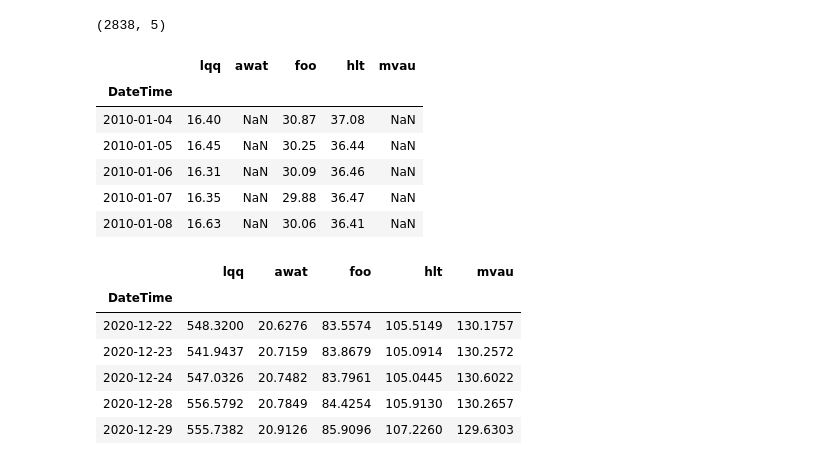
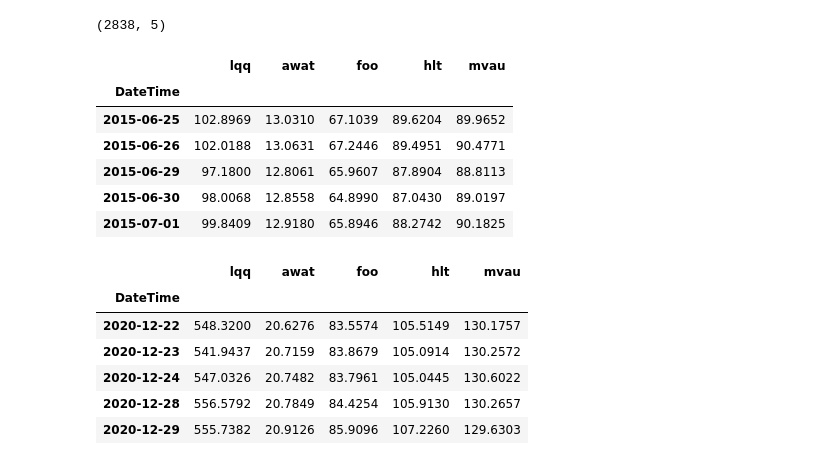
Before and after one commit to mzizi-io/Portfolio-Construction, a Jupyter notebook: cookbook.ipynb, the cells around one changed output. Drawn from its saved outputs; the diff is of its cells as text; code cells hidden in the pictures.

```diff
--- a/cookbook.ipynb
+++ b/cookbook.ipynb
@@ -65,20 +67,20 @@ Data are sourced from https://www.lyxoretf.fr/
 # %%
 paths = ['Data/NAV_lqq.csv', 'Data/NAV_awat.csv', 'Data/NAV_foo.csv', 'Data/NAV_hlt.csv', 'Data/NAV_mvau.csv']
 tickers = ['lqq', 'awat', 'foo', 'hlt', 'mvau']
-portfolio_raw_data = import_data(paths, tickers)
+portfolio_raw_data = import_data(paths, tickers, sep=';')
 portfolio_raw_data.shape
 # %% [output]
 (2838, 5)
 # %%
-portfolio_raw_data.head()
+portfolio_raw_data["2015-06-25":].head()
 # %% [output]
 |  | lqq | awat | foo | hlt | mvau |
 | DateTime |  |  |  |  |  |
-| 2010-01-04 | 16.40 | NaN | 30.87 | 37.08 | NaN |
-| 2010-01-05 | 16.45 | NaN | 30.25 | 36.44 | NaN |
-| 2010-01-06 | 16.31 | NaN | 30.09 | 36.46 | NaN |
-| 2010-01-07 | 16.35 | NaN | 29.88 | 36.47 | NaN |
-| 2010-01-08 | 16.63 | NaN | 30.06 | 36.41 | NaN |
+| 2015-06-25 | 102.8969 | 13.0310 | 67.1039 | 89.6204 | 89.9652 |
+| 2015-06-26 | 102.0188 | 13.0631 | 67.2446 | 89.4951 | 90.4771 |
+| 2015-06-29 | 97.1800 | 12.8061 | 65.9607 | 87.8904 | 88.8113 |
+| 2015-06-30 | 98.0068 | 12.8558 | 64.8990 | 87.0430 | 89.0197 |
+| 2015-07-01 | 99.8409 | 12.9180 | 65.8946 | 88.2742 | 90.1825 |
 # %%
 portfolio_raw_data.tail()
 # %% [output]
```
Also changed, not shown: parts of 7 cells of this notebook.
